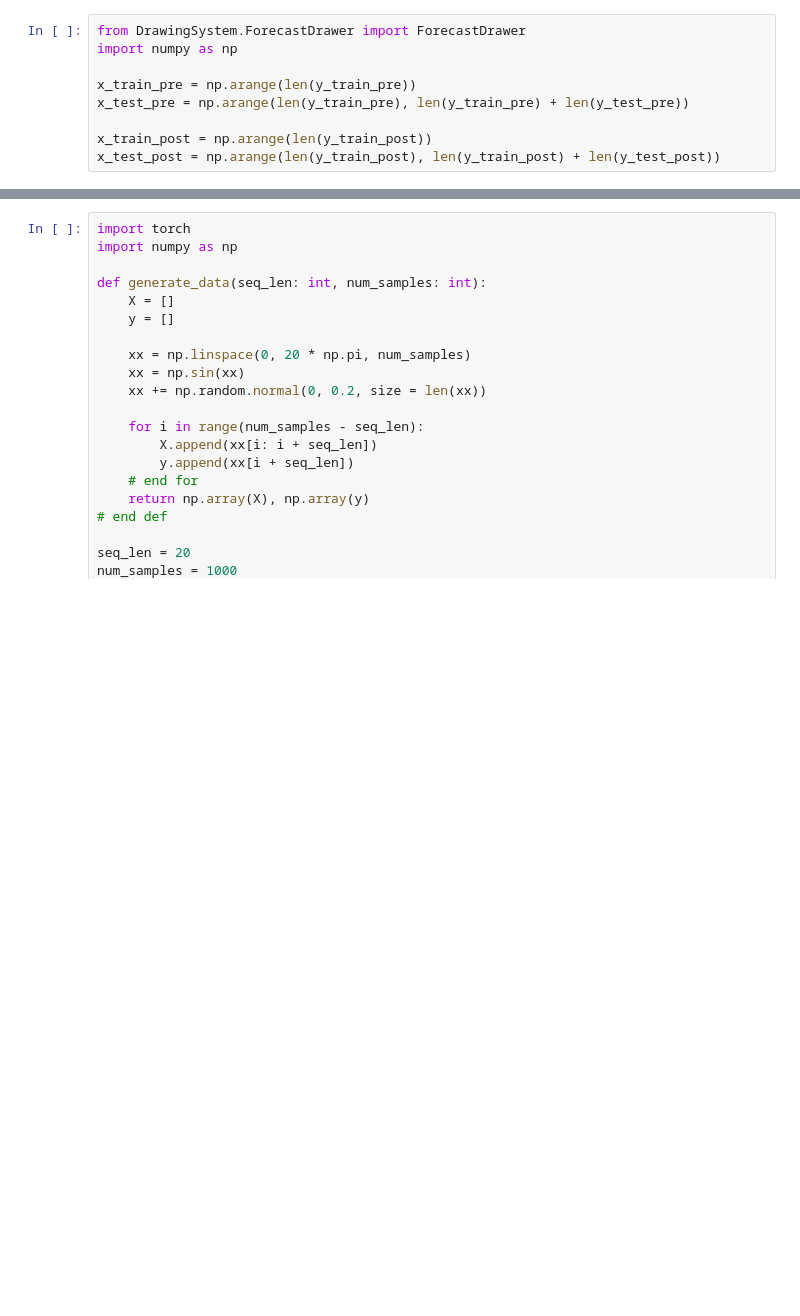
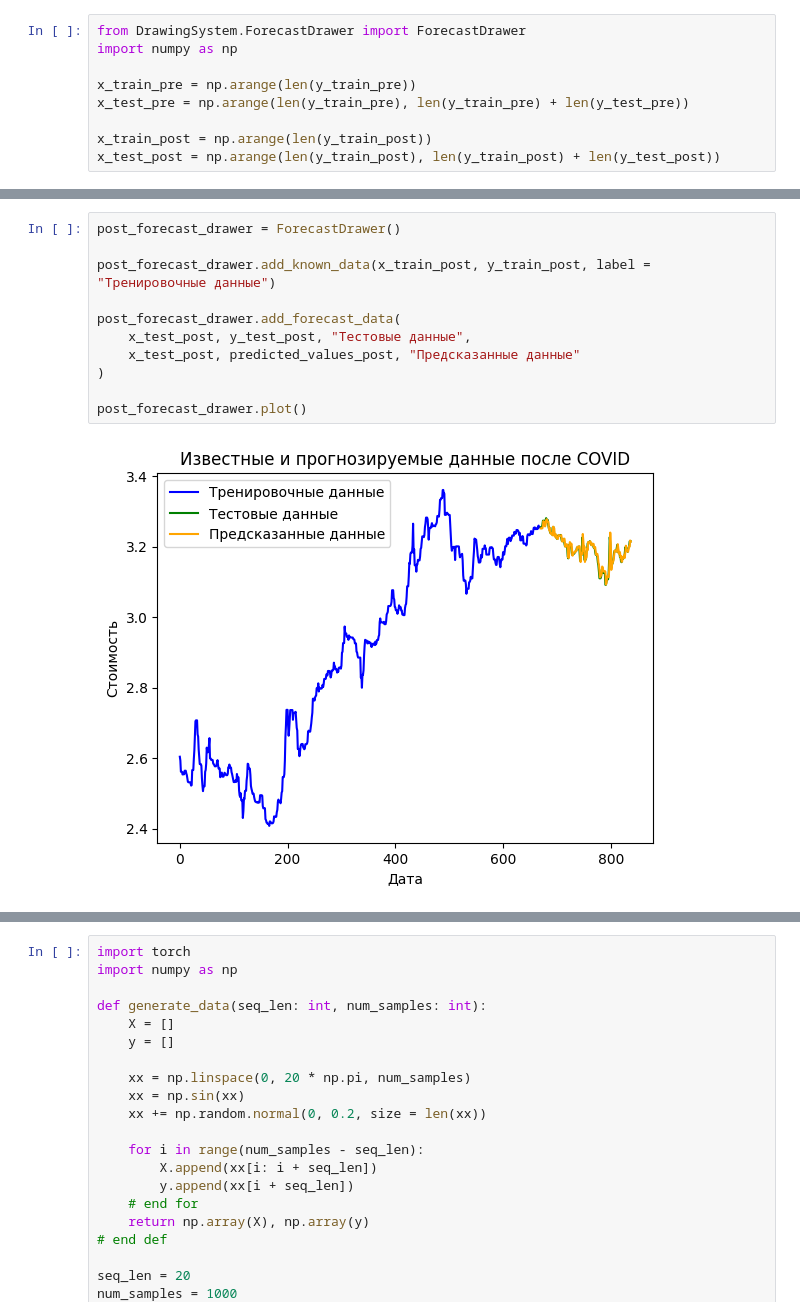
Before and after one commit to InnerShadow/UDSpredictor, a Jupyter notebook: src/demo.ipynb, the cells around one changed output, grey strips where cells are left out. Saved outputs shown, nothing was run; the diff lists cells and outputs as text; blank space fills up the shorter version.

```diff
--- a/src/demo.ipynb
+++ b/src/demo.ipynb
@@ -210,0 +235,13 @@ forecast_drawer.plot()
+# %%
+post_forecast_drawer = ForecastDrawer()
+
+post_forecast_drawer.add_known_data(x_train_post, y_train_post, label = "Тренировочные данные")
+
+post_forecast_drawer.add_forecast_data(
+    x_test_post, y_test_post, "Тестовые данные",
+    x_test_post, predicted_values_post, "Предсказанные данные"
+)
+
+post_forecast_drawer.plot()
+# %% [output]
+[figure, added]
```
Also changed, not shown: parts of 10 cells of this notebook, 1 other file.
